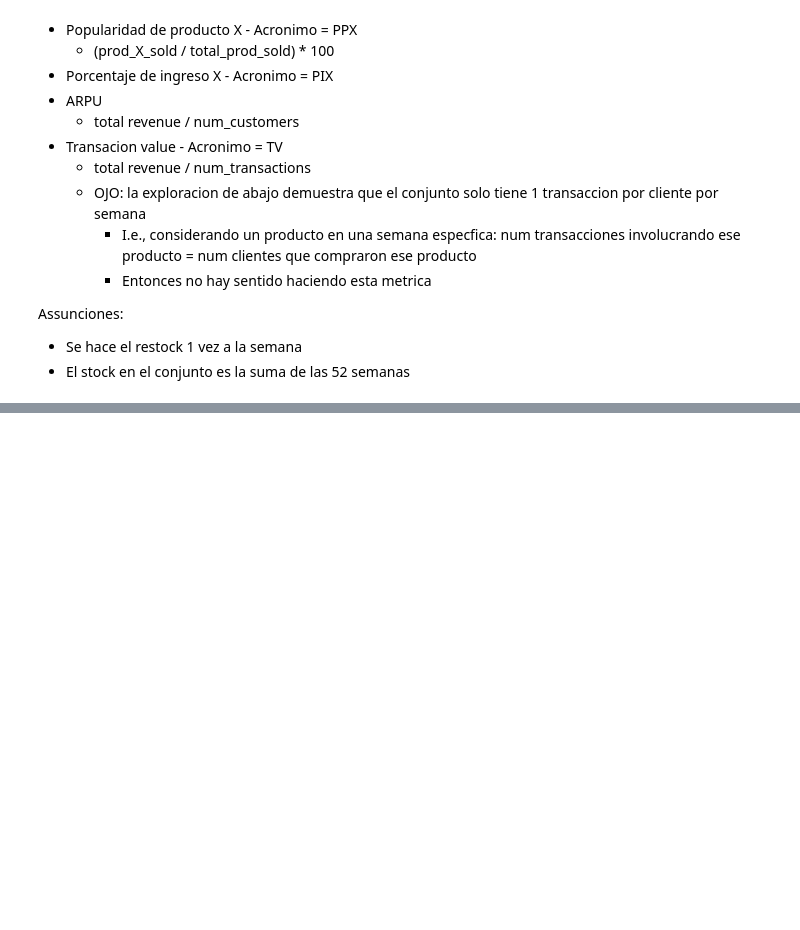
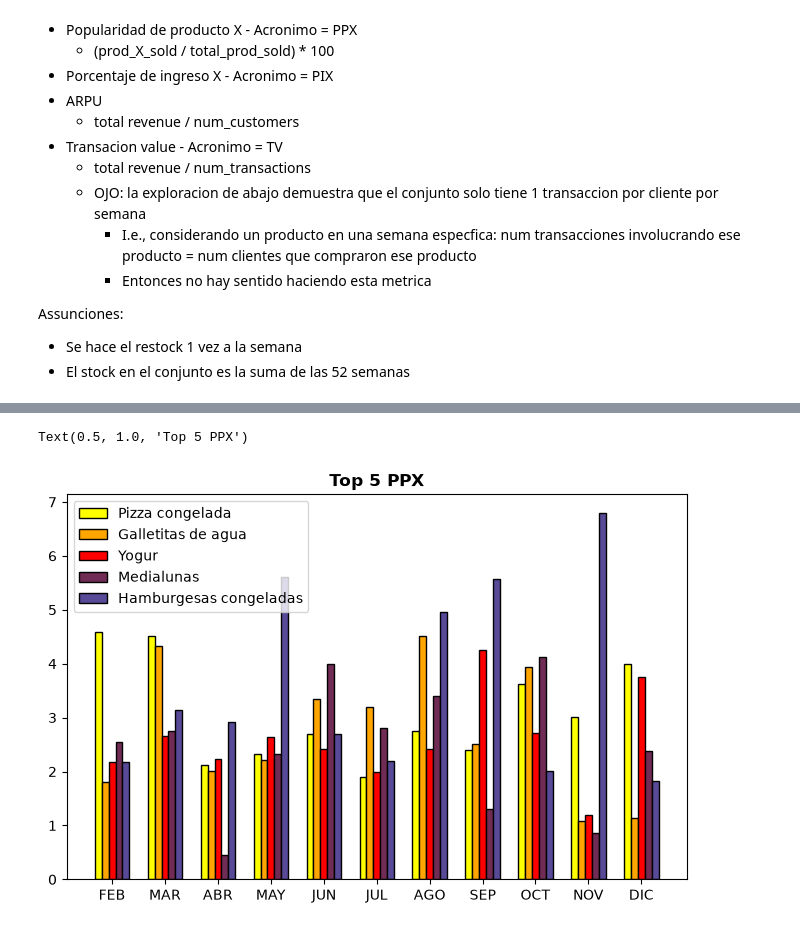
Before and after one commit to jp21bp/DS_Proyectos, a Jupyter notebook: 4_DemandaForecasting/eda.ipynb, the cells around one changed output, grey strips where cells are left out. Saved outputs shown, nothing was run; the diff lists cells and outputs as text; code cells hidden in the pictures; blank space fills up the shorter version.

Commit message:
Finalizacion de analisis y visuales breves de las metricas

```diff
--- a/4_DemandaForecasting/eda.ipynb
+++ b/4_DemandaForecasting/eda.ipynb
@@ -259,6 +258,14 @@ def df_granularidad(granularidad: str):
 # %%
 ##### Verificando todas las granularidades posibles
-# df_dia = df_granularidad('dia')
-# df_ds = df_granularidad('dia_semana')
-# df_semana = df_granularidad('semana')
-# df_mes = df_granularidad('mes')
+df_dia = df_granularidad('dia')
+df_ds = df_granularidad('dia_semana')
+df_semana = df_granularidad('semana')
+df_mes = df_granularidad('mes')
+
+#### Dictionario de mapeo
+gran_map = {
+    'df_dia' : 'dia',
+    'df_ds': 'dia_semana',
+    'df_semana': 'semana',
+    'df_mes': 'mes'
+}
@@ -285,0 +444,58 @@ def df_granularidad(granularidad: str):
+# %%
+###### Explorando Metrica PPX
+    # Viendo los meses cuando un producto es popular
+##### Adquiriendo los top X productos
+top_X = 5
+top_X_prods = df_mes.groupby(by='nombre', as_index=False)\
+    .agg(
+        ppx_promedio = pd.NamedAgg(
+            column='PPX', aggfunc= lambda series: series.mean().round(2)
+        )
+    ).sort_values(by='ppx_promedio', ascending=False)\
+    ['nombre'][:top_X].values.tolist()
+
+
+##### Visualizacion
+#### Configs inicial
+colores = ["#ffff00", "#ffa500", "#ff0000", "#702c54", "#584A96",\
+        '#D9F0E7', '#A8DED6', '#78C7C9', '#6FA0C8', '#7E77B8',\
+        '#24344A', '#445E89', '#6C8AC9', '#8FAAD6', '#B6D1DB',\
+        '#14142e', '#74260a', '#be6f37', '#eeb77d', '#f7d8ab',\
+        '#ffb74d', '#ff7043', '#8d6e63', '#fbe9e7', '#3e2723',\
+        '#d6e6f2', '#4a90e2', '#7daec8', '#b0bec5', '#d8bfe8', \
+        "#a3c1da", "#5b9bd5", "#0e4c92", "#f0f4f8", "#1c1c1c"]
+ANCH = 8
+ALT = 5
+WIDTH = 0.13
+fig, ax = plt.subplots(figsize=(ANCH, ALT))
+meses = ['FEB', 'MAR', 'ABR', 'MAY', 'JUN', 'JUL',\
+         'AGO', 'SEP', 'OCT', 'NOV', 'DIC']
+#### Creando eje x equilibrado
+x = np.arange(len(df_mes['mes'].unique()) - 1)
+if top_X % 2 == 0:
+    centro = list(range(-1*int(len(top_X_prods)/2),int(len(top_X_prods)/2),1))
+else:
+    centro = list(range(-1*int(len(top_X_prods)/2),int(len(top_X_prods)/2) + 1,1))
+
+bars = []
+#### Visual
+for i, prod in enumerate(top_X_prods):
+    bars.append(ax.bar(
+            x + centro[i]*WIDTH,
+            df_mes[~(df['mes']==1) & (df_mes['nombre']==prod)]\
+                ['PPX'].values,
+            label=prod,
+            width=WIDTH,
+            color = colores[i],
+            edgecolor='black',
+            align='center'
+        ))
+ax.legend()
+ax.set_xticks(range(len(meses)))
+ax.set_xticklabels(meses)
+ax.set_title(f'Top {top_X} PPX', fontweight = 'bold')
+# .sort_values(by=['mes', 'PIX'], ascending=[True, False])\
+#     [['mes', 'nombre', 'PIX']]
+# %% [output]
+Text(0.5, 1.0, 'Top 5 PPX')
+[figure, added]
```
Also changed, not shown: parts of 9 cells of this notebook.
